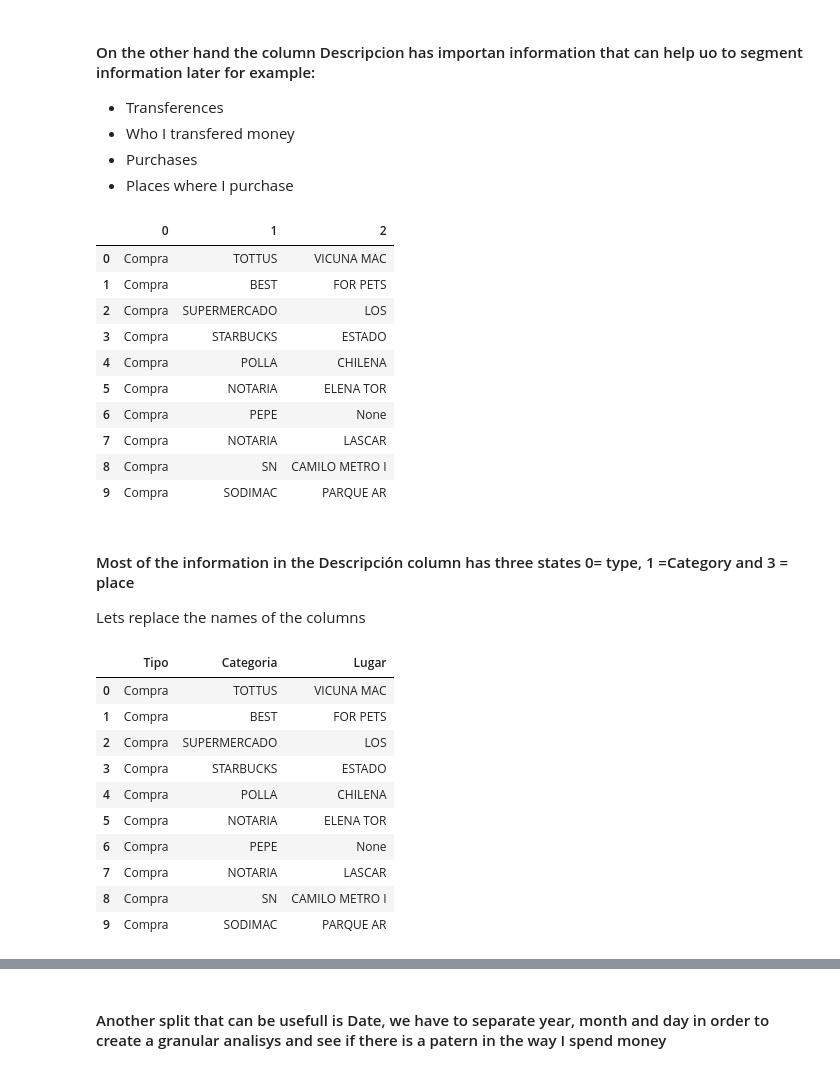
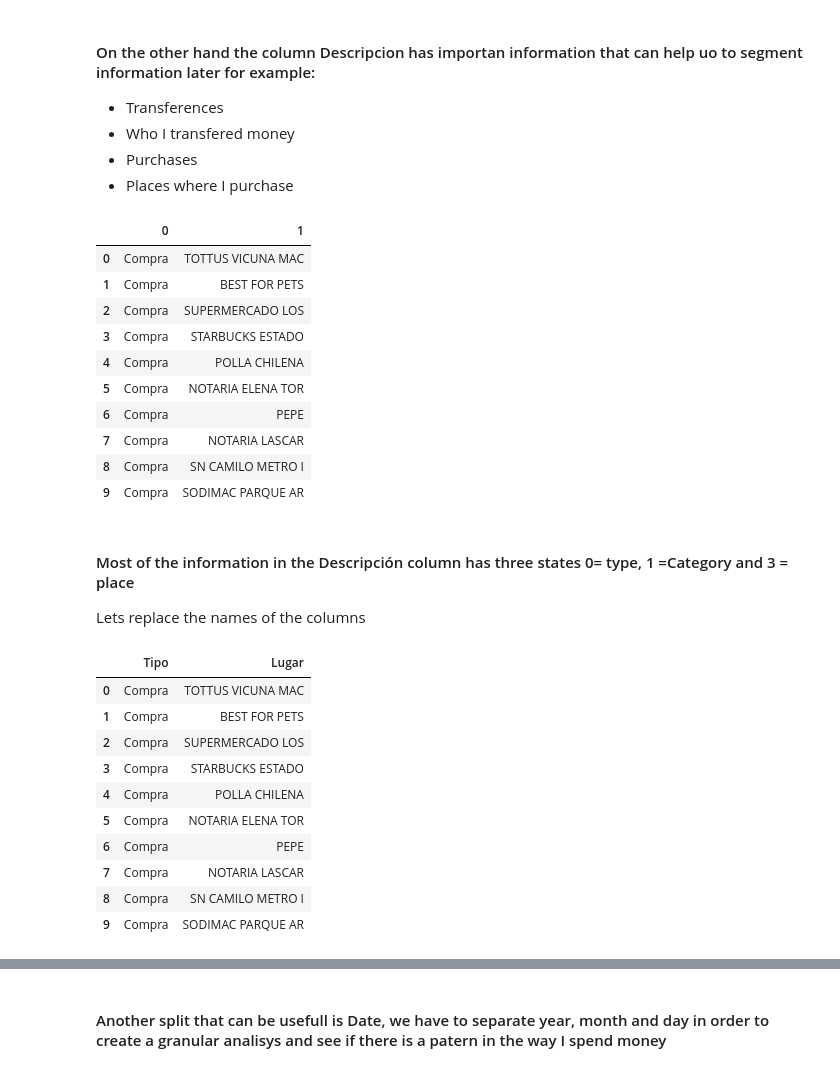
Before and after one commit to yohan-alfonso/Analisis_Exrtacto_Bancario, a Jupyter notebook: Analisis.ipynb, the cells around one changed output, grey strips where cells are left out. Drawn from its saved outputs; the diff is of its cells as text; code cells hidden in the pictures.

```diff
--- a/Analisis.ipynb
+++ b/Analisis.ipynb
@@ -119,38 +121,38 @@ df_bnk_purchases.head()
 - Places where I purchase
 # %%
 # Lets proced spliting the column
-purchases_des = df_bnk_purchases["Descripción"].str.split(' ', 2  ,expand=True).reset_index(drop=True)
+purchases_des = df_bnk_purchases["Descripción"].str.split(' ',  1 ,expand=True).reset_index(drop=True)
 purchases_des.head(10)
 # %% [output]
-|  | 0 | 1 | 2 |
-| 0 | Compra | TOTTUS | VICUNA MAC |
-| 1 | Compra | BEST | FOR PETS |
-| 2 | Compra | SUPERMERCADO | LOS |
-| 3 | Compra | STARBUCKS | ESTADO |
-| 4 | Compra | POLLA | CHILENA |
-| 5 | Compra | NOTARIA | ELENA TOR |
-| 6 | Compra | PEPE | None |
-| 7 | Compra | NOTARIA | LASCAR |
-| 8 | Compra | SN | CAMILO METRO I |
-| 9 | Compra | SODIMAC | PARQUE AR |
+|  | 0 | 1 |
+| 0 | Compra | TOTTUS VICUNA MAC |
+| 1 | Compra | BEST FOR PETS |
+| 2 | Compra | SUPERMERCADO LOS |
+| 3 | Compra | STARBUCKS ESTADO |
+| 4 | Compra | POLLA CHILENA |
+| 5 | Compra | NOTARIA ELENA TOR |
+| 6 | Compra | PEPE |
+| 7 | Compra | NOTARIA LASCAR |
+| 8 | Compra | SN CAMILO METRO I |
+| 9 | Compra | SODIMAC PARQUE AR |
 # %% [markdown]
 #### Most of the information in the Descripción column has three states 0= type, 1 =Category and 3 = place
 Lets replace the names of the columns
 # %%
-purchases_ren = purchases_des.rename(columns= {0:'Tipo',1:'Categoria',2:'Lugar'})
+purchases_ren = purchases_des.rename(columns= {0:'Tipo',1:'Lugar'})
 purchases_ren.head(10)
 # %% [output]
-|  | Tipo | Categoria | Lugar |
-| 0 | Compra | TOTTUS | VICUNA MAC |
-| 1 | Compra | BEST | FOR PETS |
-| 2 | Compra | SUPERMERCADO | LOS |
-| 3 | Compra | STARBUCKS | ESTADO |
-| 4 | Compra | POLLA | CHILENA |
-| 5 | Compra | NOTARIA | ELENA TOR |
-| 6 | Compra | PEPE | None |
-| 7 | Compra | NOTARIA | LASCAR |
-| 8 | Compra | SN | CAMILO METRO I |
-| 9 | Compra | SODIMAC | PARQUE AR |
+|  | Tipo | Lugar |
+| 0 | Compra | TOTTUS VICUNA MAC |
+| 1 | Compra | BEST FOR PETS |
+| 2 | Compra | SUPERMERCADO LOS |
+| 3 | Compra | STARBUCKS ESTADO |
+| 4 | Compra | POLLA CHILENA |
+| 5 | Compra | NOTARIA ELENA TOR |
+| 6 | Compra | PEPE |
+| 7 | Compra | NOTARIA LASCAR |
+| 8 | Compra | SN CAMILO METRO I |
+| 9 | Compra | SODIMAC PARQUE AR |
 # %%
 # Now lets join the descriprions columns to the dataset
 df_purchases_join = df_bnk_purchases.join(purchases_ren).reset_index(drop=True)
```
Also changed, not shown: parts of 25 cells of this notebook.
